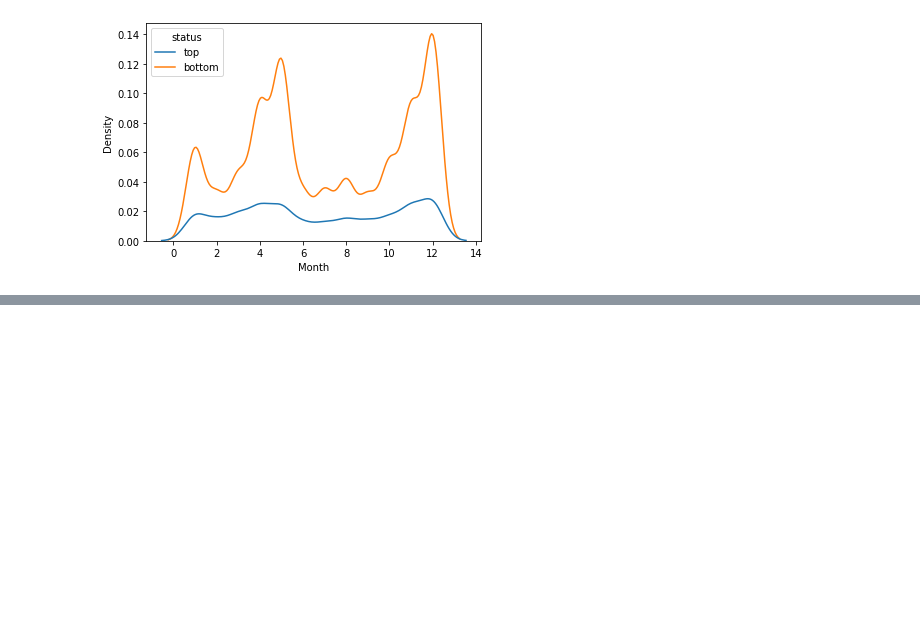
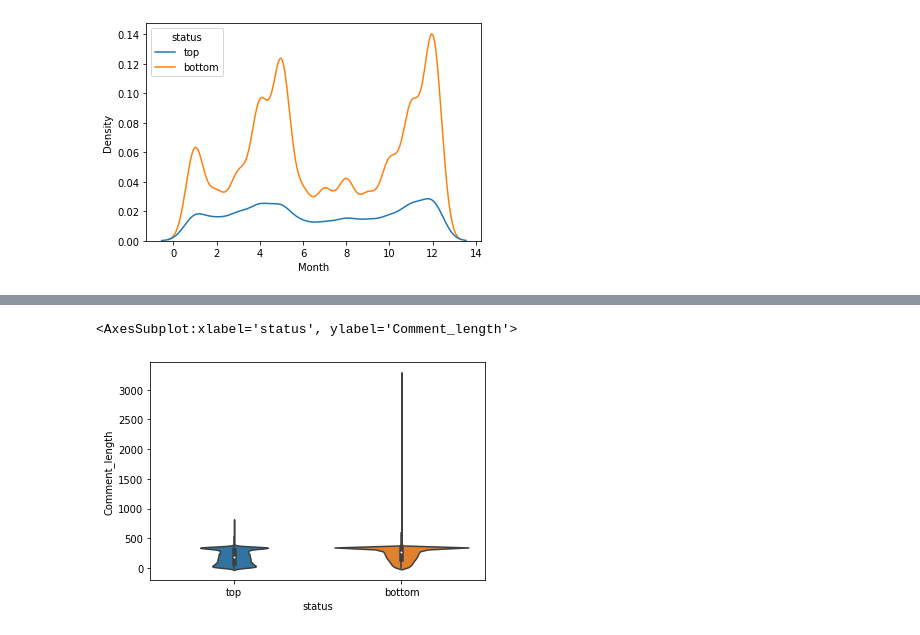
Before and after one commit to hzw479/ISDS.group.projects, a Jupyter notebook: ExamProject/Mie analysis.ipynb, the cells around one changed output, grey strips where cells are left out. Drawn from its saved outputs; the diff is of its cells as text; code cells hidden in the pictures; blank space fills up the shorter version.

```diff
--- a/ExamProject/Mie analysis.ipynb
+++ b/ExamProject/Mie analysis.ipynb
@@ -88,7 +88,7 @@ def preprocess(text):
     tokens = nltk.word_tokenize(low_text)
     porter = nltk.WordNetLemmatizer()
     lemmatizer=[porter.lemmatize(t) for t in tokens]
-    stop_words_list = nltk.corpus.stopwords.words("english")
+    stop_words_list = stoppelop
     sent_sw_removed = [i for i in lemmatizer if i not in stop_words_list]
     lemmas=[i for i in sent_sw_removed if i!='br']
     return lemmas # return a list of stems/lemmas
@@ -115,0 +141,2 @@ sub_top
+# %%
+comment_df['Comment_length']=comment_df.apply(lambda row: len(row.Comments), axis = 1)
@@ -140,0 +222,8 @@ Counter(lort).most_common(10) #top high
+# %%
+#df.tDept.value_counts()
+#sns.kdeplot(data=comment_df, x='Quality', hue='Difficulty')
+sns.violinplot(x='tDept', y='Comment_length', data=comment_df)
+#comment_df
+# %% [output]
+<AxesSubplot:xlabel='status', ylabel='Comment_length'>
+[figure, added]
```
Also changed, not shown: parts of 10 cells of this notebook, 1 other file.
